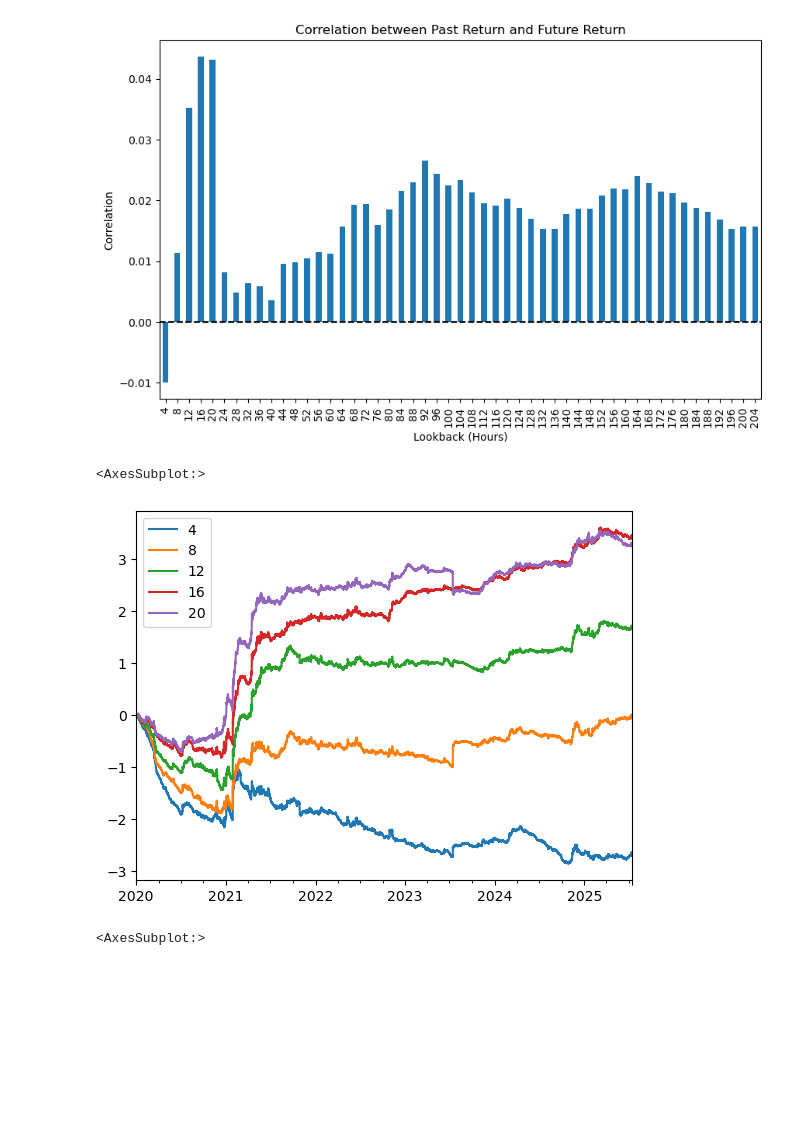
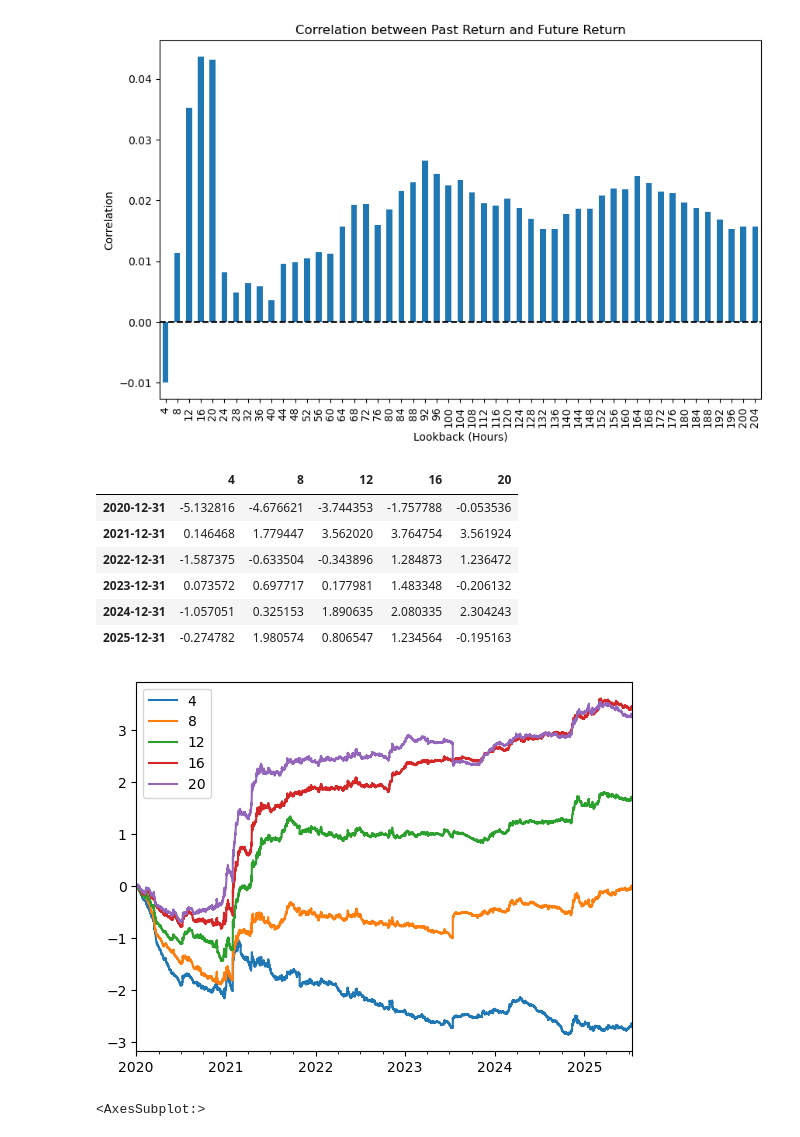
Before and after one commit to thoknee/cryptoStatArb, a Jupyter notebook: TimeHorizonsMomentum.ipynb, the cells around one changed output. Drawn from its saved outputs; the diff is of its cells as text; code cells hidden in the pictures; blank space fills up the shorter version.

```diff
--- a/TimeHorizonsMomentum.ipynb
+++ b/TimeHorizonsMomentum.ipynb
@@ -63,28 +63,35 @@ plt.show()
 # %%
 # It looks like there's peaks in correlation every 24 hours (crypto is traded at similar times?)
 
 # Let's look at a simple momentum strategy on the last 20 hours essentially trading at the same 4 hours every day
 # Based on the last 20 hours using a rank-demean strategy
 
 l = range(1,6)
 strat_returns = {}
 
 for x in l:
 
     past = ret.rolling(x).mean().rank()
 
     demeaned = past.subtract(past.mean(axis=1), axis=0)
     weights = demeaned.divide(demeaned.abs().sum(axis=1), axis=0)
 
     strat_returns[x*4] = (weights.shift()*ret).sum(1)
 
 
 strat_returns = pd.DataFrame(strat_returns)
 sharpe = strat_returns.mean()/strat_returns.std()*np.sqrt(365*24/4)
 sr = strat_returns.resample('A').mean()/strat_returns.resample('A').std()*np.sqrt(365*24/4)
 strat_returns.cumsum().plot()
+sr
 # %% [output]
-<AxesSubplot:>
+|  | 4 | 8 | 12 | 16 | 20 |
+| 2020-12-31 | -5.132816 | -4.676621 | -3.744353 | -1.757788 | -0.053536 |
+| 2021-12-31 | 0.146468 | 1.779447 | 3.562020 | 3.764754 | 3.561924 |
+| 2022-12-31 | -1.587375 | -0.633504 | -0.343896 | 1.284873 | 1.236472 |
+| 2023-12-31 | 0.073572 | 0.697717 | 0.177981 | 1.483348 | -0.206132 |
+| 2024-12-31 | -1.057051 | 0.325153 | 1.890635 | 2.080335 | 2.304243 |
+| 2025-12-31 | -0.274782 | 1.980574 | 0.806547 | 1.234564 | -0.195163 |
 [figure]
 # %%
 # Some of these returns and sharpe ratios actually weren't terrible but let's experiment with some other ways
```
Also changed, not shown: 1 other file.
